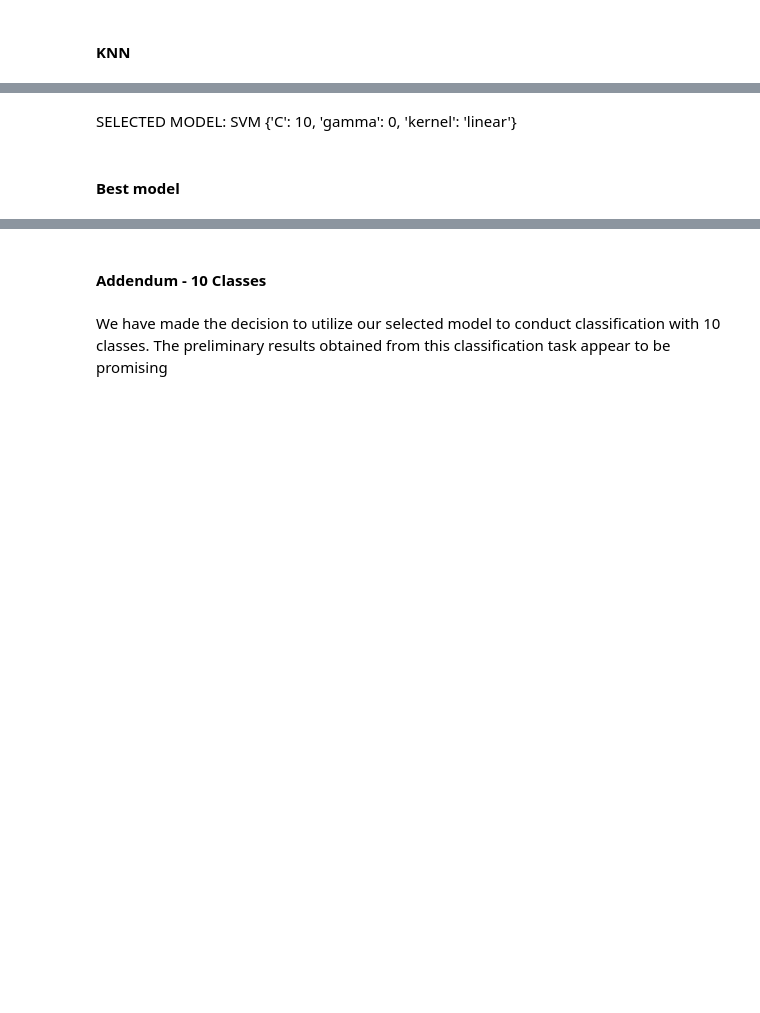
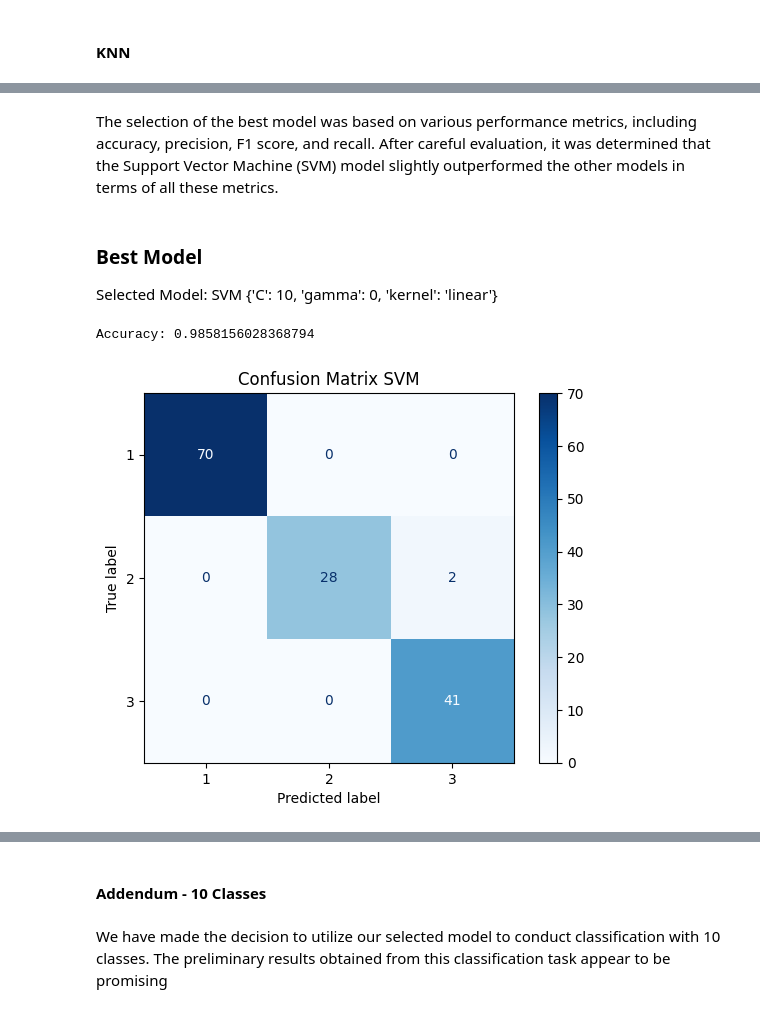
Before and after one commit to Vinavil334/SL4HD, a Jupyter notebook: Project.ipynb, the cells around one changed output, grey strips where cells are left out. Cells and saved outputs as stored; diff of their text form; code cells hidden in the pictures; blank space fills up the shorter version.

```diff
--- a/Project.ipynb
+++ b/Project.ipynb
@@ -1173,2 +1187,7 @@ scores
+# %% [markdown]
+The selection of the best model was based on various performance metrics, including accuracy, precision, F1 score, and recall.
+After careful evaluation, it was determined that the Support Vector Machine (SVM) model slightly outperformed the other models in terms of all these metrics.
 # %% [markdown]
-SELECTED MODEL: SVM {'C': 10, 'gamma': 0, 'kernel': 'linear'}
+### Best Model
+
+Selected Model: SVM {'C': 10, 'gamma': 0, 'kernel': 'linear'}
@@ -1236,11 +1194,16 @@ print(cm_knn)
-# %% [markdown]
-#### Best model
 # %%
 from sklearn.metrics import confusion_matrix, ConfusionMatrixDisplay
 
 win_svm.fit(X_train_scaled, y_train)
 y_pred = win_svm.predict(X_test_scaled)
 
 cm = confusion_matrix(y_test, y_pred)
 disp = ConfusionMatrixDisplay(cm,display_labels=win_svm.classes_)
 disp.plot(cmap='Blues')
+plt.title('Confusion Matrix SVM')
+
+from sklearn.metrics import accuracy_score
+print('Accuracy:', accuracy_score(y_test, y_pred))
+# %% [output]
+Accuracy: 0.9858156028368794
+[figure, added]
```
Also changed, not shown: parts of 29 cells of this notebook, 1 other file.
